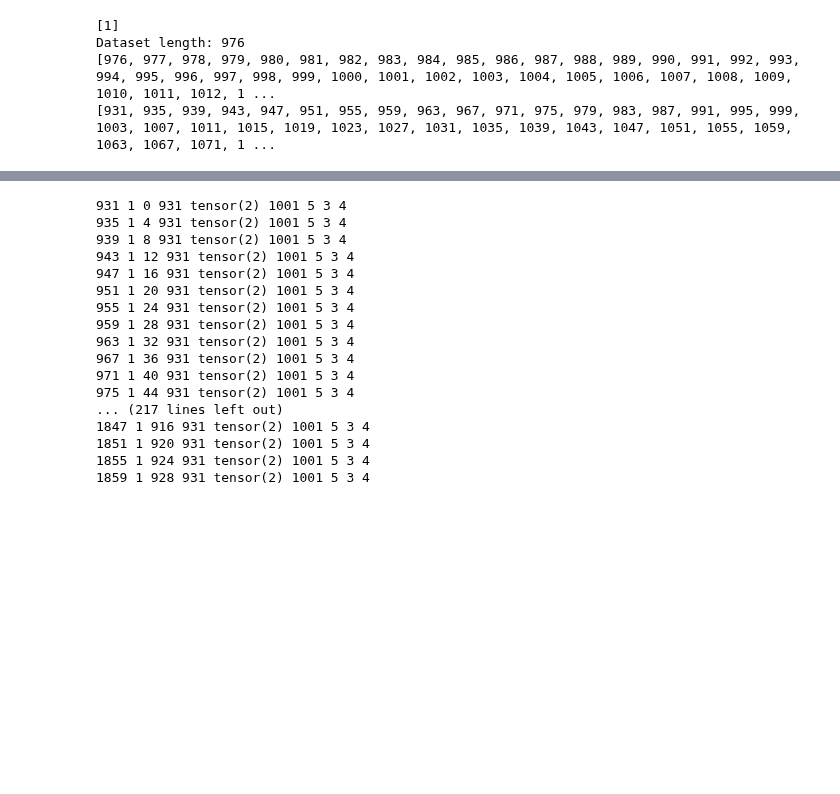
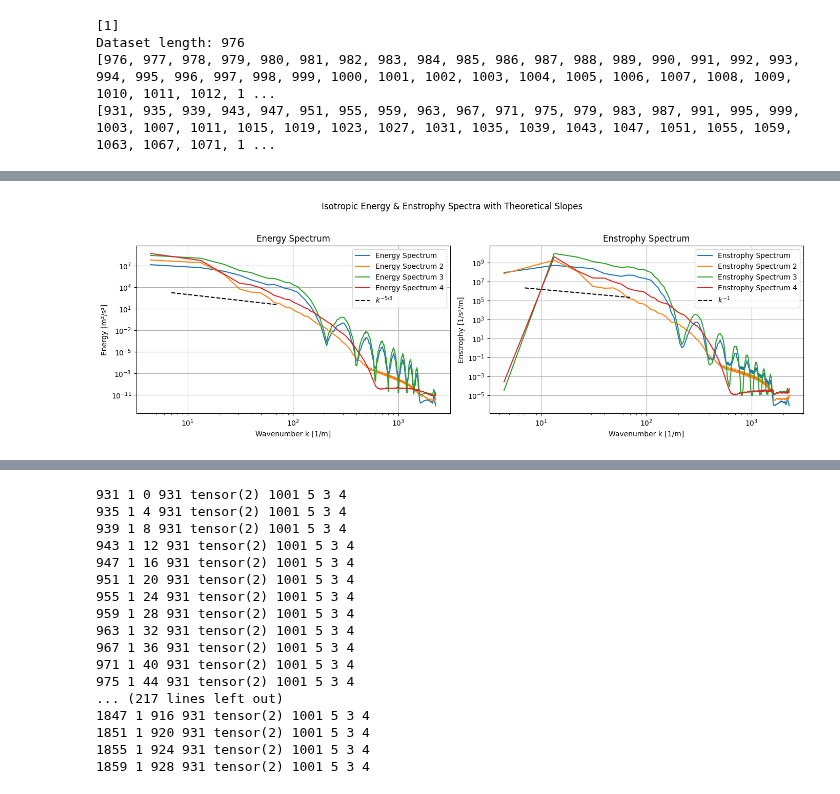
Before and after one commit to tpharmsen/AutoregressiveNeuralOperators, a Jupyter notebook: src/test2.ipynb, the cells around one changed output, grey strips where cells are left out. Cells and saved outputs as stored; diff of their text form; code cells hidden in the pictures; blank space fills up the shorter version.

Commit message:
added enstrophy and energy spectra for wandb tracking

```diff
--- a/src/test2.ipynb
+++ b/src/test2.ipynb
@@ -111,5 +92,5 @@ CUDA device count: 1
 # %%
-reader = AmiraReaderFromAM(['../datasets/prjs1359/AmiraSet/0000.am', '../datasets/prjs1359/AmiraSet/4400.am'], resample_shape=128, resample_mode='fourier')
+reader = AmiraReaderFromAM(['../datasets/prjs1359/AmiraSet/0000.am', '../datasets/prjs1359/AmiraSet/4400.am'], resample_shape=512, resample_mode='fourier')
 # %%
 import matplotlib.pyplot as plt
 tb = 3
@@ -168,0 +323,46 @@ Dataset length: 976
+# %%
+fig, axs = plt.subplots(1, 2, figsize=(14, 5))  # 1 row, 2 columns
+
+# Choose a range to anchor the reference lines
+ref_k = np.array([7,70])
+
+# Reference lines (manually scaled to fit visually)
+ref_E_53 = (ref_k / ref_k[0])**(-5/3) * E3[5]
+ref_E_3 = (ref_k / ref_k[0])**(-3) * E3[5]
+ref_Z_1 = (ref_k / ref_k[0])**(-1) * Z3[5]
+
+# --- Energy Spectrum Plot ---
+axs[0].loglog(k, E, label='Energy Spectrum')
+axs[0].loglog(k3, E3, label='Energy Spectrum 2')
+axs[0].loglog(k4, E4, label='Energy Spectrum 3')
+axs[0].loglog(k6, E6, label='Energy Spectrum 4')
+
+# Reference lines
+axs[0].loglog(ref_k, ref_E_53, 'k--', label=r'$k^{-5/3}$')
+
+axs[0].set_xlabel("Wavenumber k [1/m]")
+axs[0].set_ylabel("Energy [m²/s²]")
+axs[0].set_title("Energy Spectrum")
+axs[0].legend()
+axs[0].grid(True)
+
+# --- Enstrophy Spectrum Plot ---
+axs[1].loglog(k, Z, label='Enstrophy Spectrum')
+axs[1].loglog(k3, Z3, label='Enstrophy Spectrum 2')
+axs[1].loglog(k4, Z4, label='Enstrophy Spectrum 3')
+axs[1].loglog(k6, Z6, label='Enstrophy Spectrum 4')
+
+# Reference line for enstrophy
+axs[1].loglog(ref_k, ref_Z_1, 'k--', label=r'$k^{-1}$')
+
+axs[1].set_xlabel("Wavenumber k [1/m]")
+axs[1].set_ylabel("Enstrophy [1/s²/m]")
+axs[1].set_title("Enstrophy Spectrum")
+axs[1].legend()
+axs[1].grid(True)
+
+plt.suptitle("Isotropic Energy & Enstrophy Spectra with Theoretical Slopes")
+plt.tight_layout(rect=[0, 0.03, 1, 0.95])
+plt.show()
+# %% [output]
+[figure, added]
```
Also changed, not shown: parts of 6 cells of this notebook, 10 other files.
